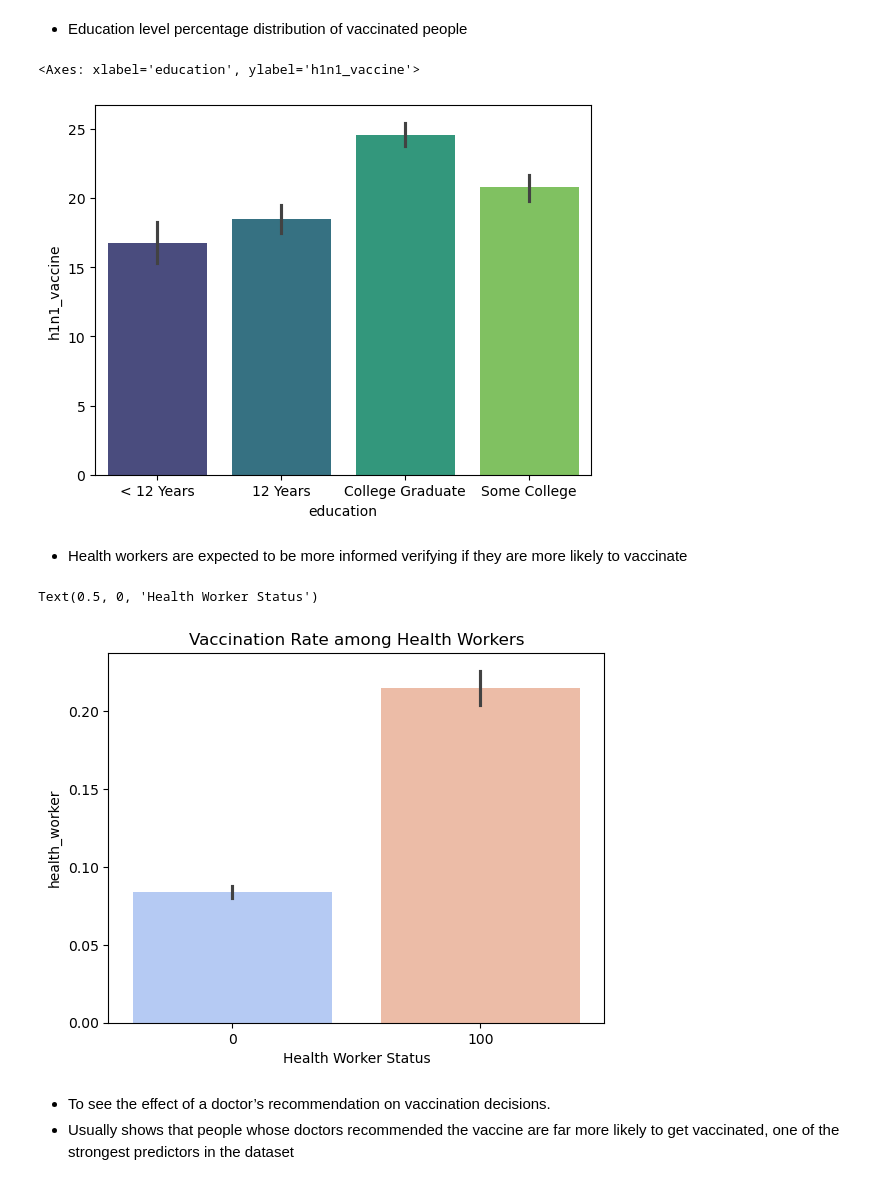
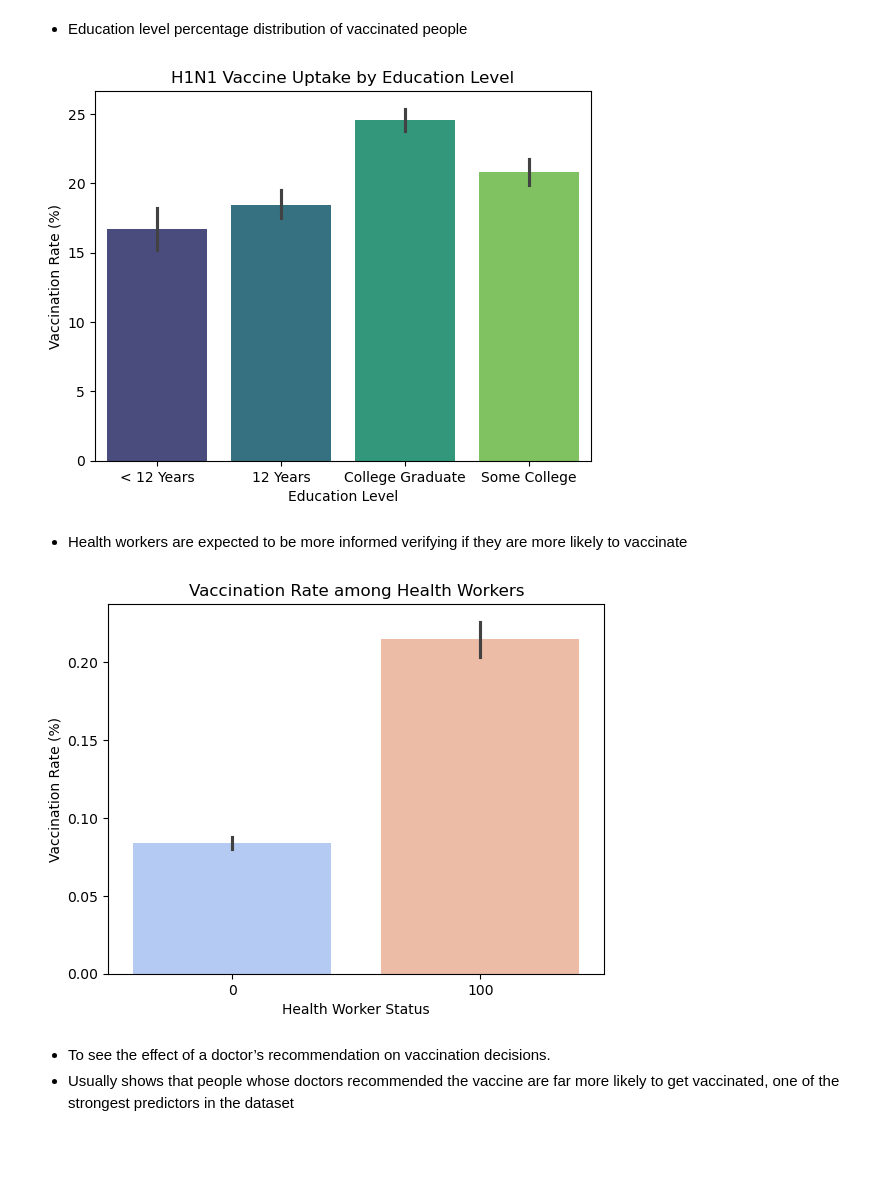
Before and after one commit to danielowuor/H1N1-flu-vaccine, a Jupyter notebook: h1n1_vaccine_analysis.ipynb, the cells around one changed output. Cells and saved outputs as stored; diff of their text form; code cells hidden in the pictures; blank space fills up the shorter version.

```diff
--- a/h1n1_vaccine_analysis.ipynb
+++ b/h1n1_vaccine_analysis.ipynb
@@ -202,9 +205,13 @@ sns.barplot(x=df2['sex'], y=df2['h1n1_vaccine']);
 # %%
 # Education level percentage distribution of the vaccinated people
 sns.barplot(x=df2['education'], y=df2['h1n1_vaccine']*100, palette='viridis')
+plt.title('H1N1 Vaccine Uptake by Education Level')
+plt.xlabel('Education Level')
+plt.ylabel('Vaccination Rate (%)')
+plt.savefig('images/vaccine_uptake_by_education.png')
+plt.show()
 # %% [output]
-<Axes: xlabel='education', ylabel='h1n1_vaccine'>
-[figure, old version]
+[figure, new version]
 # %% [markdown]
 - Health workers are expected to be more informed verifying if they are more likely to vaccinate
 # %%
@@ -212,9 +219,11 @@ sns.barplot(x=df2['education'], y=df2['h1n1_vaccine']*100, palette='viridis')
 sns.barplot(y=df2['health_worker'], x=df2['h1n1_vaccine']*100, palette='coolwarm')
 plt.title('Vaccination Rate among Health Workers')
 plt.xlabel('Health Worker Status')
+plt.ylabel('Vaccination Rate (%)')
+plt.savefig('images/vaccine_uptake_health_workers.png')
+plt.show()
 # %% [output]
-Text(0.5, 0, 'Health Worker Status')
-[figure, old version]
+[figure, new version]
 # %% [markdown]
 - To see the effect of a doctor’s recommendation on vaccination decisions.
 - Usually shows that people whose doctors recommended the vaccine are far more likely to get vaccinated, one of the strongest predictors in the dataset
```
Also changed, not shown: parts of 20 cells of this notebook.
